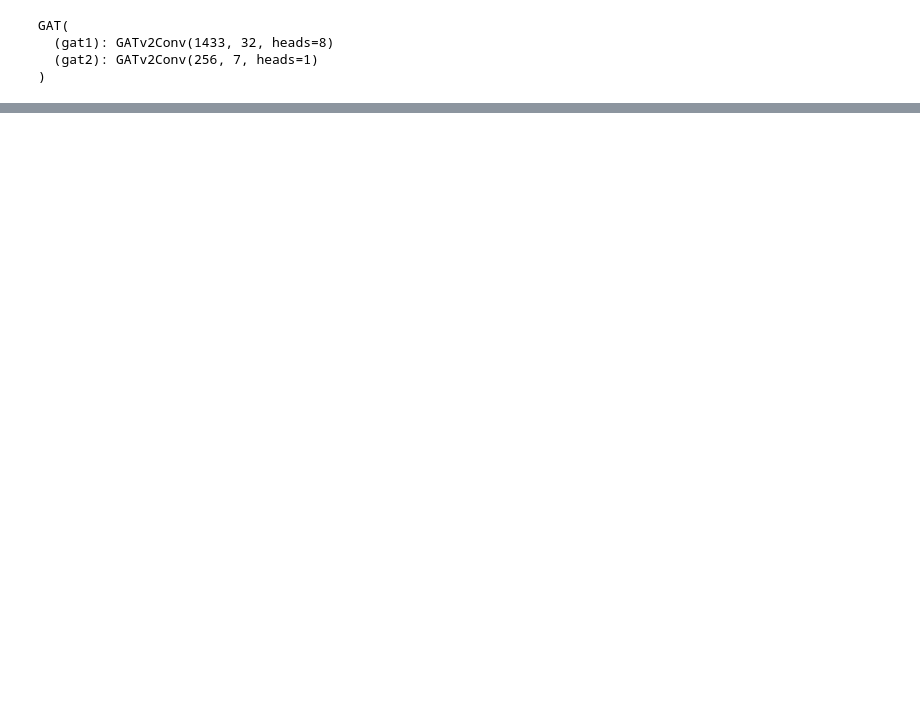
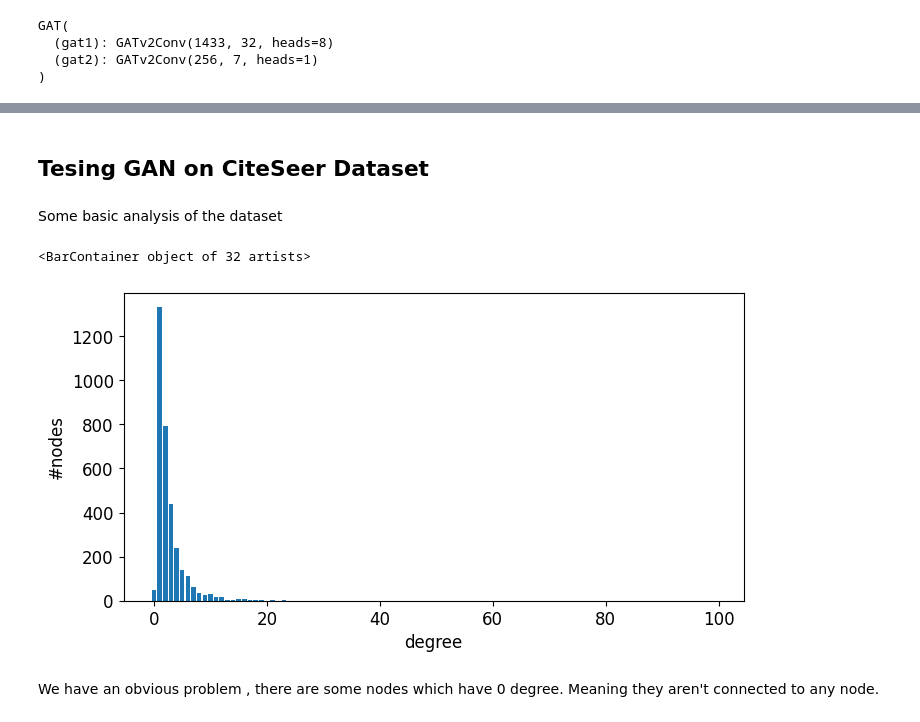
Before and after one commit to Arindam75/graph_networks, a Jupyter notebook: 06_graph_attention.ipynb, the cells around one changed output, grey strips where cells are left out. Cells and saved outputs as stored; diff of their text form; code cells hidden in the pictures; blank space fills up the shorter version.

```diff
--- a/06_graph_attention.ipynb
+++ b/06_graph_attention.ipynb
@@ -118,0 +118,7 @@ GAT test accuracy: 79.50%
+# %% [markdown]
+## Tesing GAN on CiteSeer Dataset
+# %%
+dataset = Planetoid(root=".", name="CiteSeer")
+data = dataset[0]
+# %% [markdown]
+Some basic analysis of the dataset
@@ -118,0 +130,13 @@ GAT test accuracy: 79.50%
+# %%
+degrees = degree(dataset[0].edge_index[0]).numpy()
+numbers = Counter(degrees)
+
+fig, ax = plt.subplots(1,1,figsize=(8,4))
+ax.set_xlabel('degree')
+ax.set_ylabel('#nodes')
+ax.bar(numbers.keys(), numbers.values())
+# %% [output]
+<BarContainer object of 32 artists>
+[figure, added]
+# %% [markdown]
+We have an obvious problem , there are some nodes which have 0 degree. Meaning they aren't connected to any node.
```
Also changed, not shown: parts of 12 cells of this notebook.
